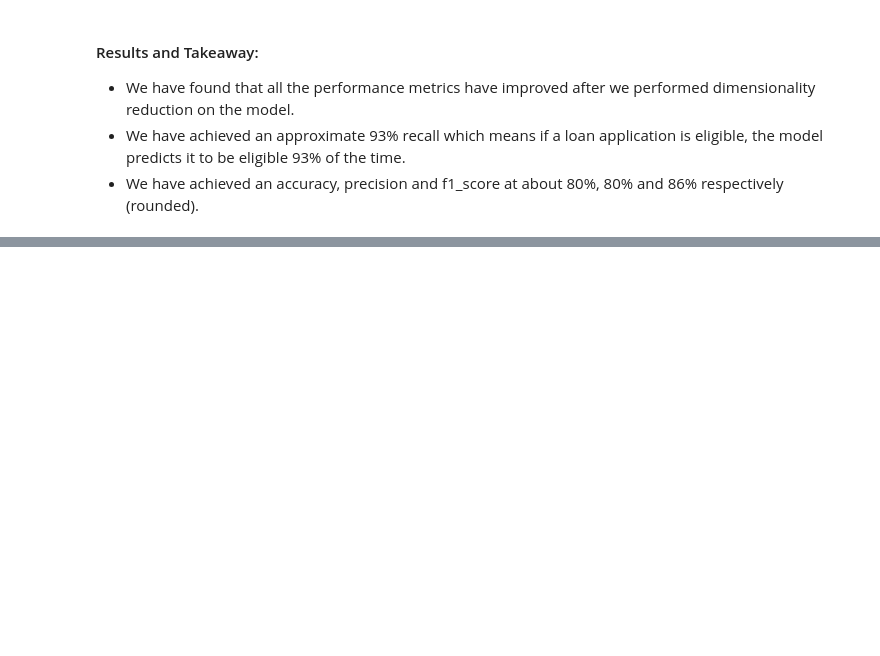
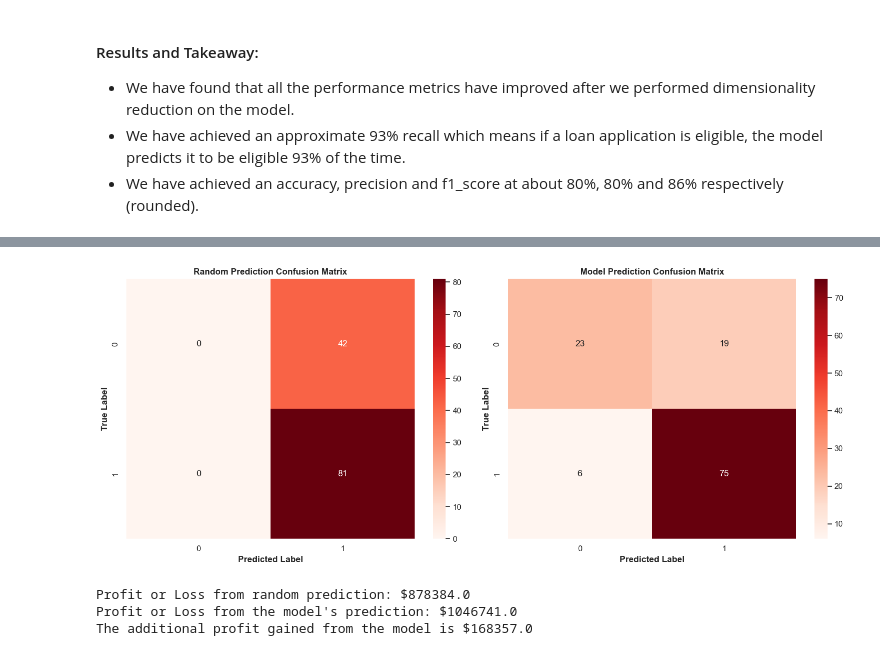
Before and after one commit to panhadng/data-loan-eligibility-prediction, a Jupyter notebook: analysis.ipynb, the cells around one changed output, grey strips where cells are left out. Saved outputs shown, nothing was run; the diff lists cells and outputs as text; code cells hidden in the pictures; blank space fills up the shorter version.

```diff
--- a/analysis.ipynb
+++ b/analysis.ipynb
@@ -739,0 +775,47 @@ Confusion Matrix:
+# %%
+# Plot the confusion matrices for both the model's prediction result and random prediction result
+y_random = len(y_pred)*[1]
+random_conf_matrix = confusion_matrix(y_test, y_random)
+sns.set(font_scale=1)
+plt.figure(figsize=(15, 6))
+
+plt.subplot(1,2,1)
+sns.heatmap(random_conf_matrix, annot=True, fmt="d", cmap="Reds", annot_kws={"size": 12})
+plt.xlabel("Predicted Label", fontweight ='bold')
+plt.ylabel("True Label", fontweight ='bold')
+plt.title("Random Prediction Confusion Matrix", fontweight= 'bold', fontsize = 12)
+
+plt.subplot(1,2,2)
+sns.heatmap(conf_matrix, annot=True, fmt="d", cmap="Reds", annot_kws={"size": 12})
+plt.xlabel("Predicted Label", fontweight ='bold')
+plt.ylabel("True Label", fontweight ='bold')
+plt.title("Model Prediction Confusion Matrix", fontweight= 'bold', fontsize = 12)
+
+plt.tight_layout()
+plt.show()
+# %% [output]
+[figure, added]
+# %%
+# Find the profits obtain from each prediction methods
+# Calculate profits from random prediction
+random_pred_profit = (
+    random_conf_matrix[0][0]*cost_ben_conf_matrix[0][0]*average_loan_amount) + (
+        random_conf_matrix[0][1]*cost_ben_conf_matrix[0][1]*average_loan_amount)+ (
+            random_conf_matrix[1][0]*cost_ben_conf_matrix[1][0]*average_loan_amount) + (
+                random_conf_matrix[1][1]*cost_ben_conf_matrix[1][1]*average_loan_amount)
+
+# Calculate profits from the model's prediction
+model_pred_profit = (conf_matrix[0][0]*cost_ben_conf_matrix[0][0]*average_loan_amount) + (
+    conf_matrix[0][1]*cost_ben_conf_matrix[0][1]*average_loan_amount)+ (
+        conf_matrix[1][0]*cost_ben_conf_matrix[1][0]*average_loan_amount) + (
+            random_conf_matrix[1][1]*cost_ben_conf_matrix[1][1]*average_loan_amount)
+
+
+print("Profit or Loss from random prediction: $"+ str(random_pred_profit.round(0)))
+print("Profit or Loss from the model's prediction: $"+ str(model_pred_profit.round(0)))
+
+print("The additional profit gained from the model is $"+ str((model_pred_profit-random_pred_profit).round(0)))
+# %% [output]
+Profit or Loss from random prediction: $878384.0
+Profit or Loss from the model's prediction: $1046741.0
+The additional profit gained from the model is $168357.0
```
Also changed, not shown: parts of 10 cells of this notebook.
